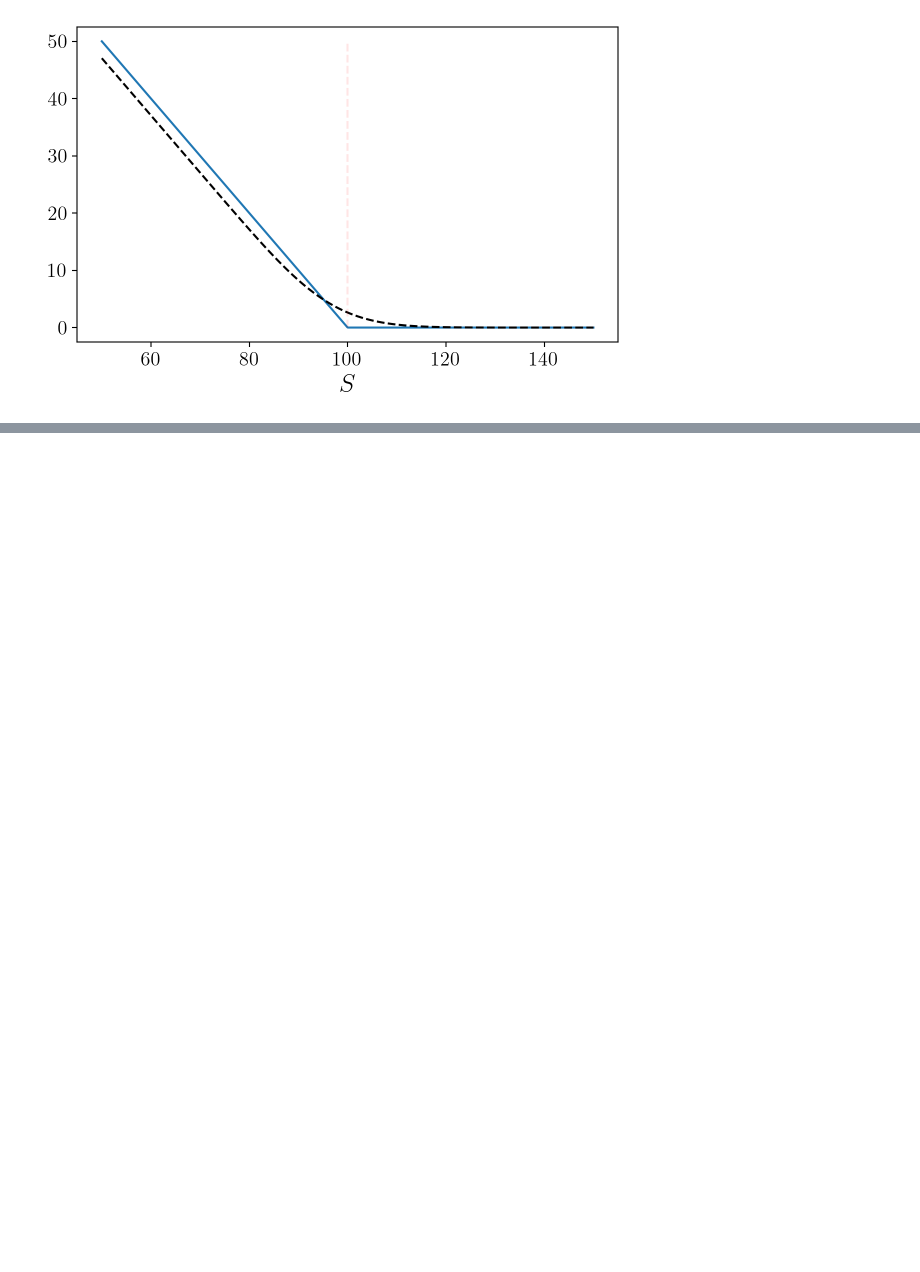
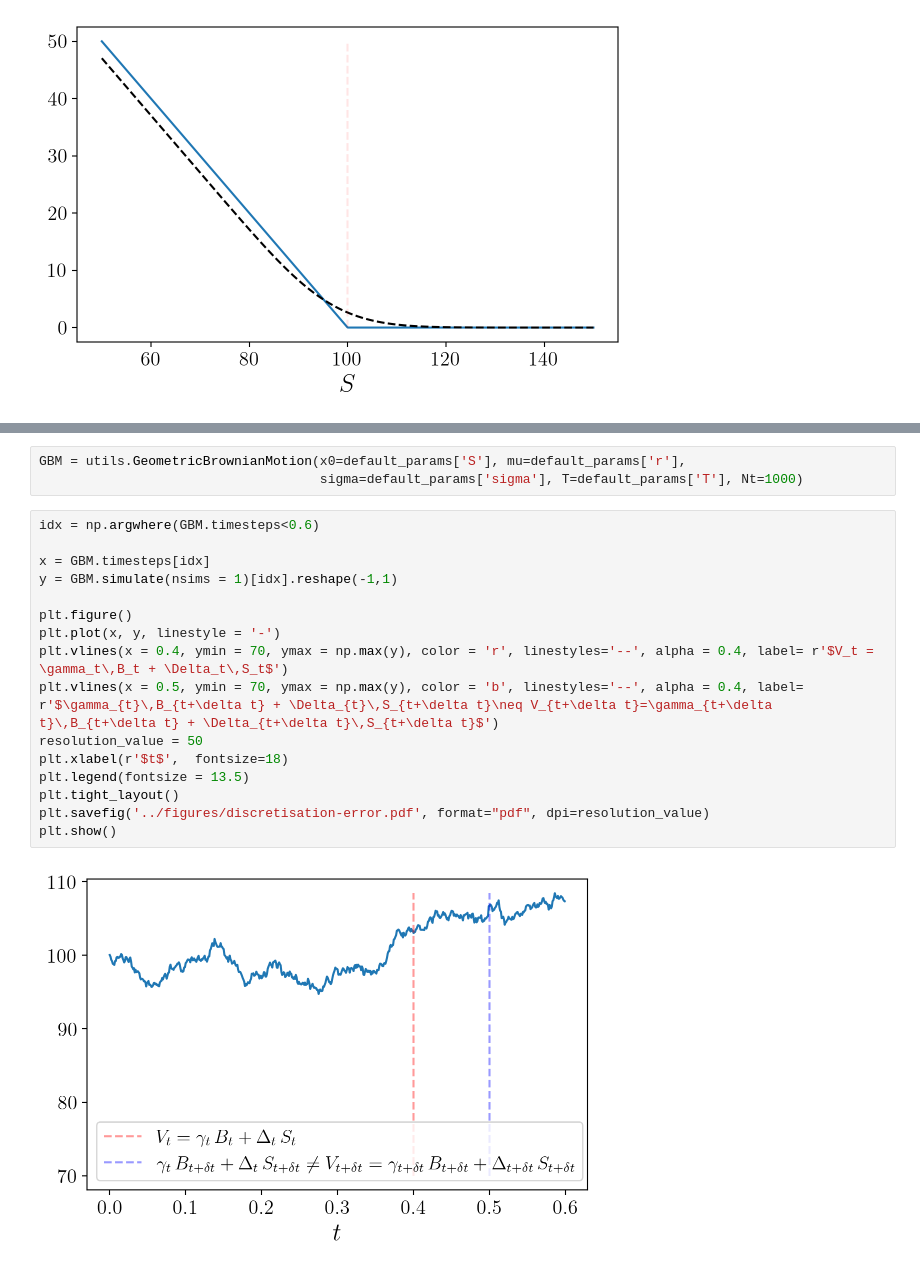
Before and after one commit to leandro-sbetancourt/oxford-financial-derivatives, a Jupyter notebook: notebooks/ch9&10-option-prices.ipynb, the cells around one changed output, grey strips where cells are left out. Drawn from its saved outputs; the diff is of its cells as text; blank space fills up the shorter version.

```diff
--- a/notebooks/ch9&10-option-prices.ipynb
+++ b/notebooks/ch9&10-option-prices.ipynb
@@ -97,0 +160,21 @@ plt.show()
+# %%
+GBM = utils.GeometricBrownianMotion(x0=default_params['S'], mu=default_params['r'],
+                                    sigma=default_params['sigma'], T=default_params['T'], Nt=1000)
+# %%
+idx = np.argwhere(GBM.timesteps<0.6)
+
+x = GBM.timesteps[idx]
+y = GBM.simulate(nsims = 1)[idx].reshape(-1,1)
+
+plt.figure()
+plt.plot(x, y, linestyle = '-')
+plt.vlines(x = 0.4, ymin = 70, ymax = np.max(y), color = 'r', linestyles='--', alpha = 0.4, label= r'$V_t = \gamma_t\,B_t + \Delta_t\,S_t$')
+plt.vlines(x = 0.5, ymin = 70, ymax = np.max(y), color = 'b', linestyles='--', alpha = 0.4, label= r'$\gamma_{t}\,B_{t+\delta t} + \Delta_{t}\,S_{t+\delta t}\neq V_{t+\delta t}=\gamma_{t+\delta t}\,B_{t+\delta t} + \Delta_{t+\delta t}\,S_{t+\delta t}$')
+resolution_value = 50
+plt.xlabel(r'$t$',  fontsize=18)
+plt.legend(fontsize = 13.5)
+plt.tight_layout()
+plt.savefig('../figures/discretisation-error.pdf', format="pdf", dpi=resolution_value)
+plt.show()
+# %% [output]
+[figure, added]
```
Also changed, not shown: parts of 12 cells of this notebook.
